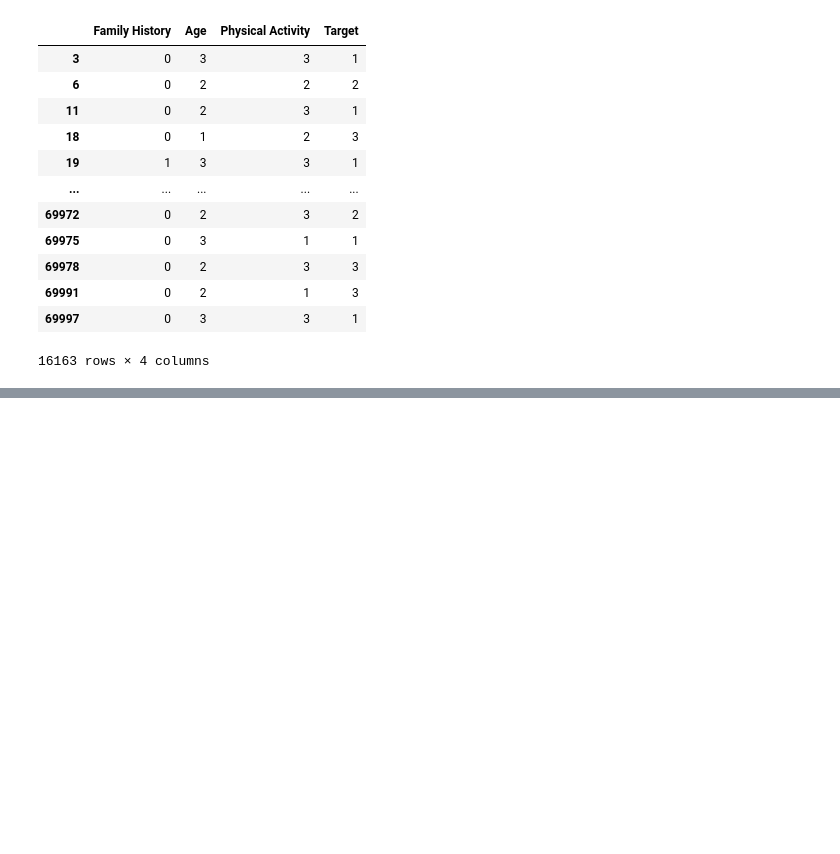
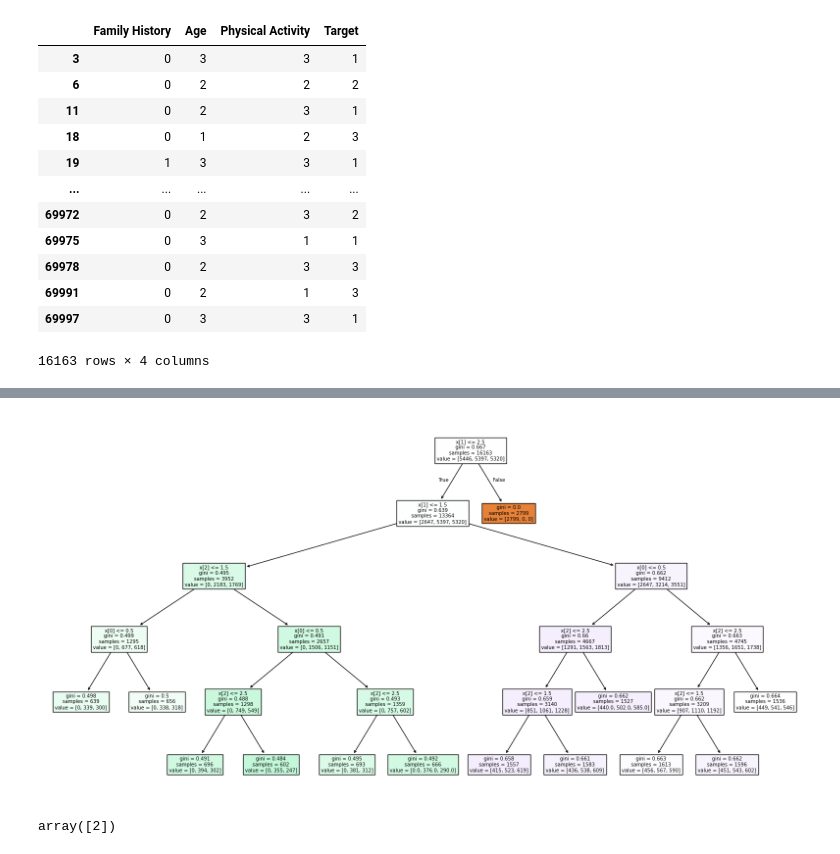
Before and after one commit to dayviddouglas/arvore_decisao_diabetes, a Jupyter notebook: Arvore_de_decisao_diabetes.ipynb, the cells around one changed output, grey strips where cells are left out. Drawn from its saved outputs; the diff is of its cells as text; code cells hidden in the pictures; blank space fills up the shorter version.

```diff
--- a/Arvore_de_decisao_diabetes.ipynb
+++ b/Arvore_de_decisao_diabetes.ipynb
@@ -266,0 +253,10 @@ tree.plot_tree(clf)
+# %%
+plt.figure(figsize=(20,10))
+tree.plot_tree(clf, filled=True)
+plt.show()
+# %% [output]
+[figure, added]
+# %%
+clf.predict([[1,1,1]])
+# %% [output]
+array([2])
```
Also changed, not shown: parts of 5 cells of this notebook.
